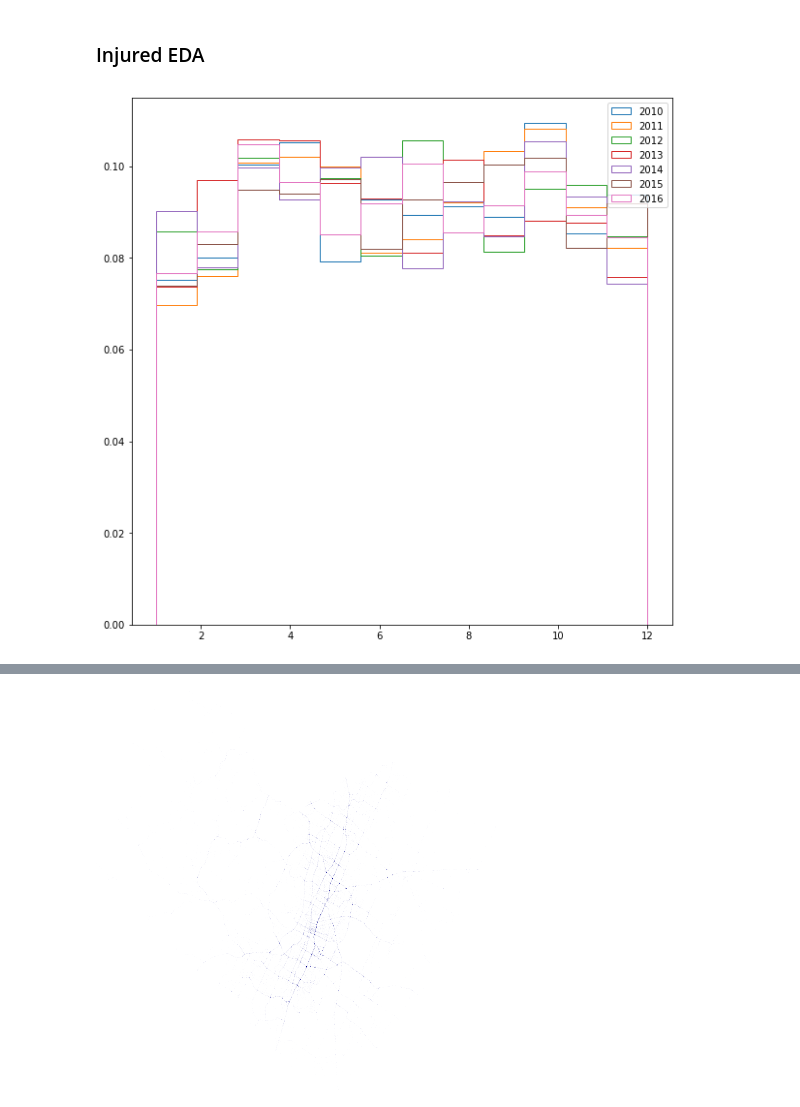
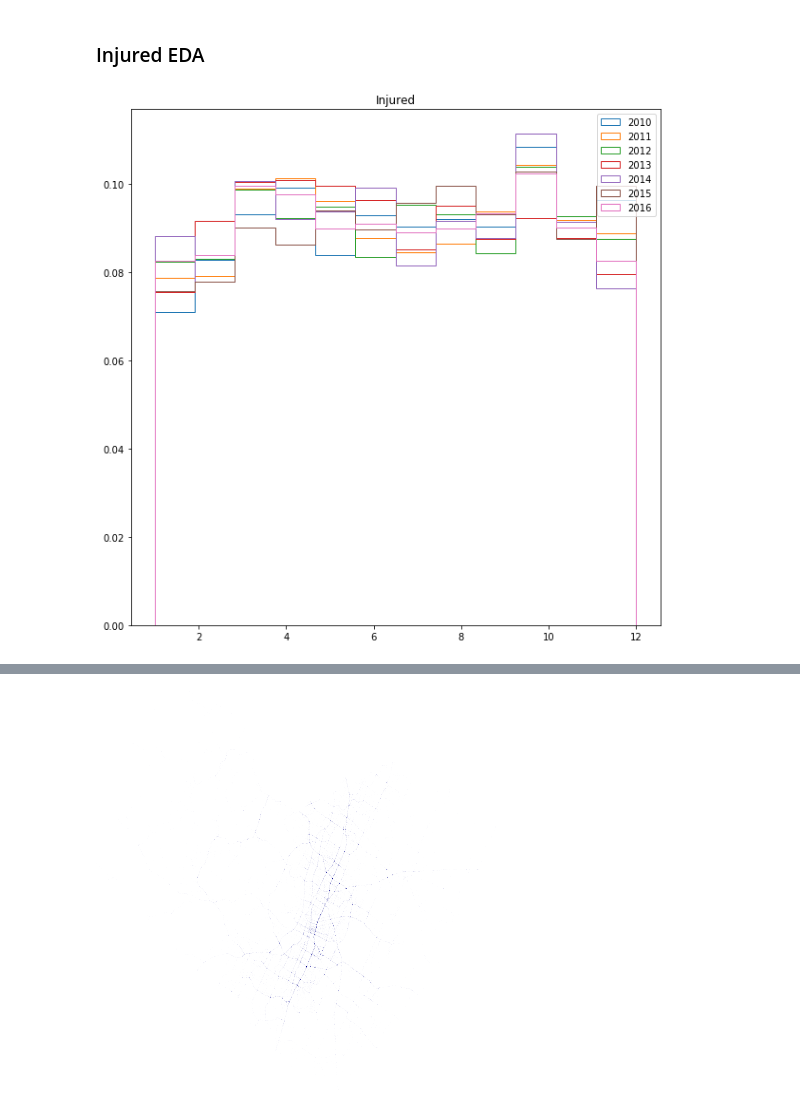
Before and after one commit to mtzaperas/capstone, a Jupyter notebook: traffic_EDA.ipynb, the cells around one changed output, grey strips where cells are left out. Saved outputs shown, nothing was run; the diff lists cells and outputs as text; code cells hidden in the pictures.

```diff
--- a/traffic_EDA.ipynb
+++ b/traffic_EDA.ipynb
@@ -270,10 +270,10 @@ joined = joined.reset_index().set_index(['Crash_ID', 'Unit_Nbr'])
 people = pd.concat([person, primaryperson])
 people = people.sort_index()
 joined = joined.join(people, how='left')
-joined = joined.reset_index().set_index(['Crash_ID', 'Unit_Nbr', 'Prsn_Nbr'])
-joined = joined.sort_index()
-joined = joined.join(endorsements, how='left')
-joined = joined.join(restrictions, how='left')
-joined = joined.join(charges, how='left')
+# joined = joined.reset_index().set_index(['Crash_ID', 'Unit_Nbr', 'Prsn_Nbr'])
+# joined = joined.sort_index()
+# joined = joined.join(endorsements, how='left')
+# joined = joined.join(restrictions, how='left')
+# joined = joined.join(charges, how='left')
 # %% [markdown]
 ## Merging complete, finding patterns
@@ -292,6 +313,8 @@ joined.loc[:,['Crash_Sev_ID', 'Crash_Timestamp']].groupby('Crash_Sev_ID').agg('c
 # %%
 killed = joined[joined['Crash_Sev_ID'] == 4]
-injured = joined[(joined['Crash_Sev_ID'] == 1) | (joined['Crash_Sev_ID'] == 2)]
+injured = joined[(joined['Crash_Sev_ID'] == 1) | (joined['Crash_Sev_ID'] == 2) | (joined['Crash_Sev_ID'] == 3) \
+                | (joined['Crash_Sev_ID'] == 4)]
+not_injured = joined[(joined['Crash_Sev_ID'] == 5)]
 # %% [markdown]
 ### Killed EDA
 # %%
@@ -430,22 +452,23 @@ show(plot)
 # %%
 fig = plt.figure(figsize=(10,10))
 plt.hist(injured[injured['Crash_Timestamp'].dt.year == 2010].loc[:,'Crash_Timestamp'].dt.month.values, \
          normed=True, label='2010', histtype='step', bins=12)
 plt.hist(injured[injured['Crash_Timestamp'].dt.year == 2011].loc[:,'Crash_Timestamp'].dt.month.values, \
          normed=True, label='2011', histtype='step', bins=12)
 plt.hist(injured[injured['Crash_Timestamp'].dt.year == 2012].loc[:,'Crash_Timestamp'].dt.month.values, \
          normed=True, label='2012', histtype='step', bins=12)
 plt.hist(injured[injured['Crash_Timestamp'].dt.year == 2013].loc[:,'Crash_Timestamp'].dt.month.values, \
          normed=True, label='2013', histtype='step', bins=12)
 plt.hist(injured[injured['Crash_Timestamp'].dt.year == 2014].loc[:,'Crash_Timestamp'].dt.month.values, \
          normed=True, label='2014', histtype='step', bins=12)
 plt.hist(injured[injured['Crash_Timestamp'].dt.year == 2015].loc[:,'Crash_Timestamp'].dt.month.values, \
          normed=True, label='2015', histtype='step', bins=12)
 plt.hist(injured[injured['Crash_Timestamp'].dt.year == 2016].loc[:,'Crash_Timestamp'].dt.month.values, \
          normed=True, label='2016', histtype='step', bins=12)
 # plt.hist(injured[injured['Crash_Timestamp'].dt.year == 2017].loc[:,'Crash_Timestamp'].dt.month.values, \
 #          normed=True, label='2017', histtype='step', bins=12)
 plt.legend()
+plt.title('Injured')
 plt.show()
 # %% [output]
-[figure, old version]
+[figure, new version]
```
Also changed, not shown: parts of 5 cells of this notebook, 6 other files.
